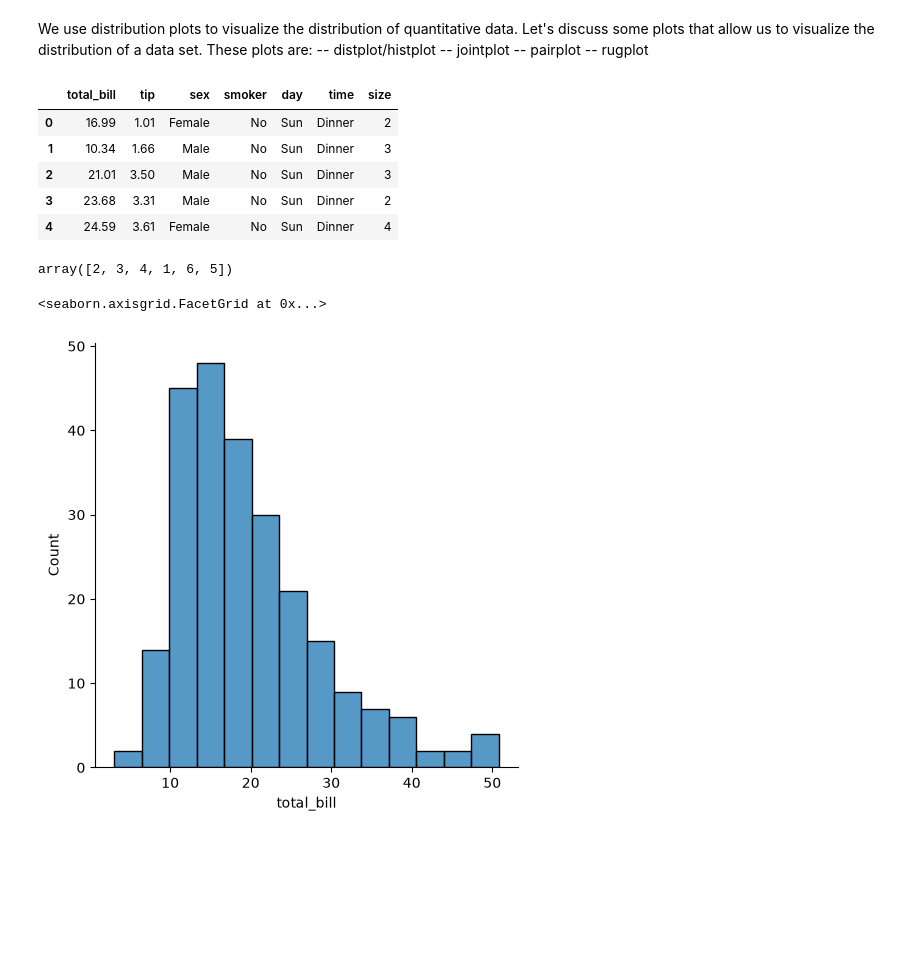
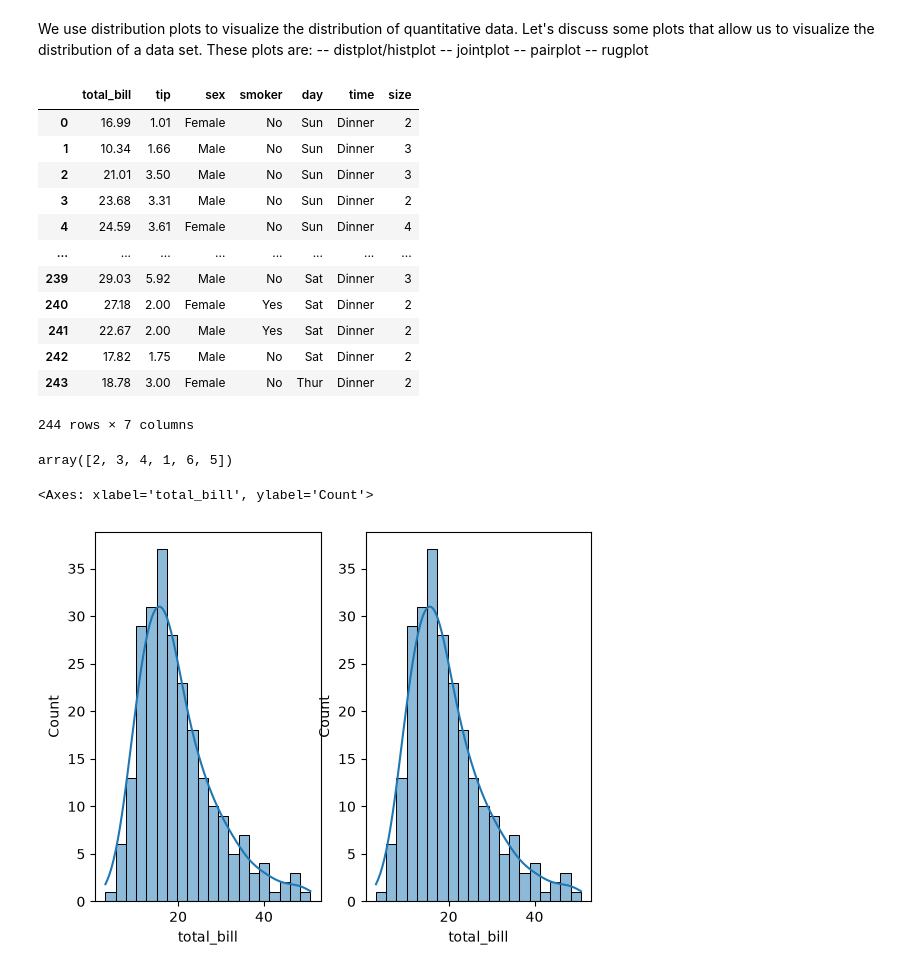
Before and after one commit to areeba-cyber/NumPy, a Jupyter notebook: Seaborn/Distributionplot.ipynb, the cells around one changed output. Cells and saved outputs as stored; diff of their text form; code cells hidden in the pictures; blank space fills up the shorter version.

Commit message:
distribution plot

```diff
--- a/Seaborn/Distributionplot.ipynb
+++ b/Seaborn/Distributionplot.ipynb
@@ -12,7 +12,7 @@ import numpy as np
 import matplotlib.pyplot as plt
 # %%
 df = sns.load_dataset("tips")
-df.head()
+df
 # %% [output]
 |  | total_bill | tip | sex | smoker | day | time | size |
 | 0 | 16.99 | 1.01 | Female | No | Sun | Dinner | 2 |
@@ -20,13 +20,25 @@ df.head()
 | 2 | 21.01 | 3.50 | Male | No | Sun | Dinner | 3 |
 | 3 | 23.68 | 3.31 | Male | No | Sun | Dinner | 2 |
 | 4 | 24.59 | 3.61 | Female | No | Sun | Dinner | 4 |
+| ... | ... | ... | ... | ... | ... | ... | ... |
+| 239 | 29.03 | 5.92 | Male | No | Sat | Dinner | 3 |
+| 240 | 27.18 | 2.00 | Female | Yes | Sat | Dinner | 2 |
+| 241 | 22.67 | 2.00 | Male | Yes | Sat | Dinner | 2 |
+| 242 | 17.82 | 1.75 | Male | No | Sat | Dinner | 2 |
+| 243 | 18.78 | 3.00 | Female | No | Thur | Dinner | 2 |
+244 rows × 7 columns
 # %%
 df['size'].unique()
 # it is qualitataive
 # %% [output]
 array([2, 3, 4, 1, 6, 5])
 # %%
-sns.displot(df["total_bill"])
+plt.subplot(1,2,1)
+sns.histplot(df["total_bill"], bins=20, kde=True)
+plt.subplot(1,2,2)
+sns.histplot(df["total_bill"], bins=20, kde=True)
+# histplot and displot are same
+# Kde = Kernel density estimeater (right distributed, left distributed, equally distributrd)
 # %% [output]
-<seaborn.axisgrid.FacetGrid at 0x...>
+<Axes: xlabel='total_bill', ylabel='Count'>
-[figure, old version]
+[figure, new version]
```
Also changed, not shown: parts of 4 cells of this notebook.
